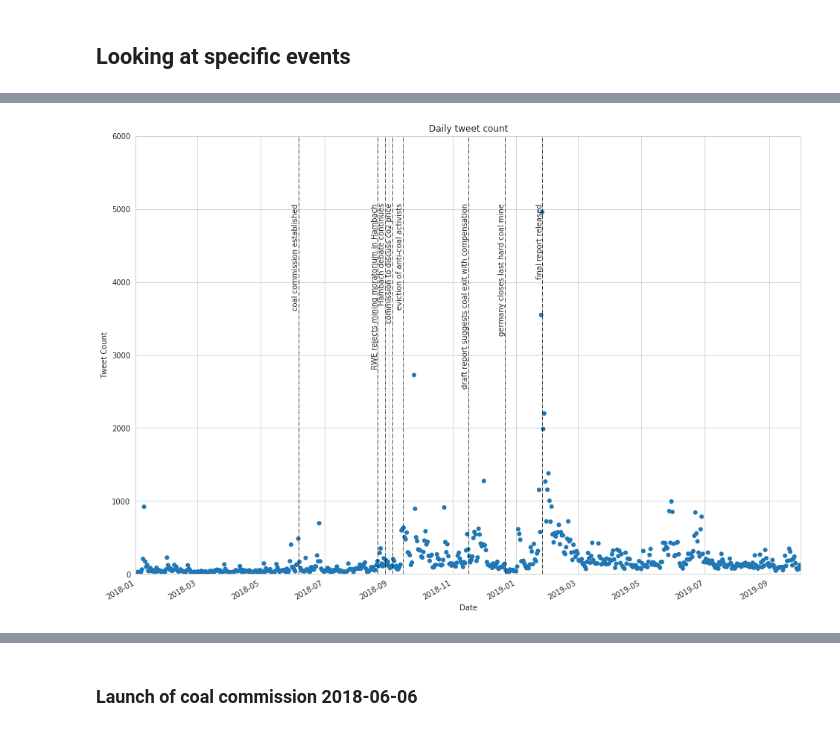
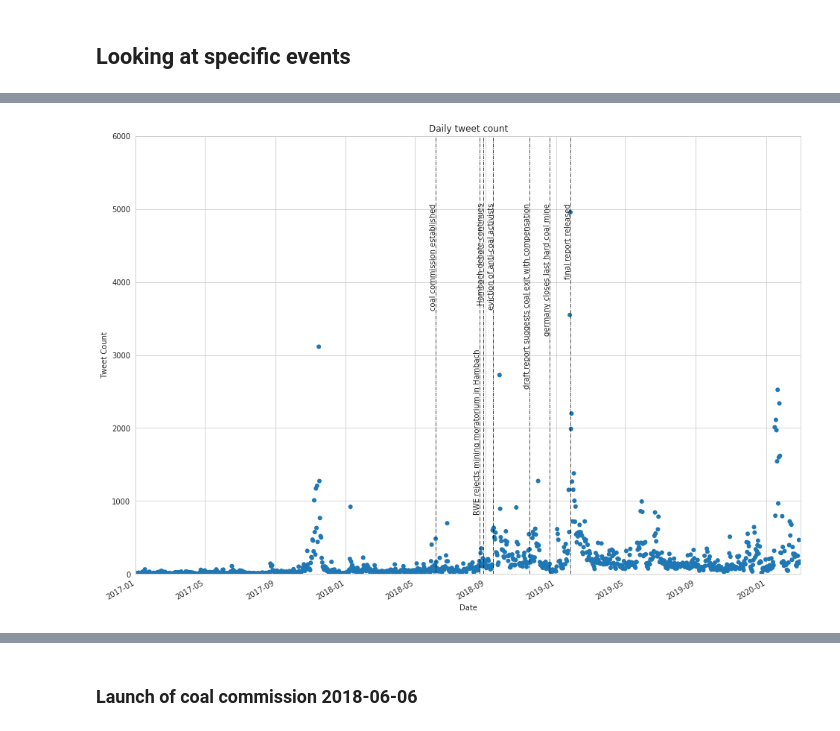
Before and after one commit to yuantinglee/twitter-discourse, a Jupyter notebook: analysis/sentiment_analysis_new.ipynb, the cells around one changed output, grey strips where cells are left out. Saved outputs shown, nothing was run; the diff lists cells and outputs as text; code cells hidden in the pictures.

```diff
--- a/analysis/sentiment_analysis_new.ipynb
+++ b/analysis/sentiment_analysis_new.ipynb
@@ -535,47 +876,47 @@ https://twitter.com/ARTEre/status/1059740775188234240
 # tweet freq
 fig, ax = plt.subplots(figsize=(16,12))
 sns.scatterplot(texts_de_daily_count.index, texts_de_daily_count, edgecolor='')
-ax.set(xlim=(datetime.datetime.strptime('2018-01-01', '%Y-%m-%d'),
-             datetime.datetime.strptime('2019-10-01', '%Y-%m-%d')),
+ax.set(xlim=(datetime.datetime.strptime('2017-01-01', '%Y-%m-%d'),
+             datetime.datetime.strptime('2020-03-01', '%Y-%m-%d')),
        ylim=(0,6000),
        xlabel="Date",
        ylabel="Tweet Count",
        title="Daily tweet count")
 
 # adding event titles
 ax.axvline(x=(datetime.datetime.strptime('2018-06-06', '%Y-%m-%d')), ls ='-.',lw='0.75', c = 'k')
-plt.text((datetime.datetime.strptime('2018-06-06', '%Y-%m-%d')-datetime.timedelta(days=6)),5000,
+plt.text((datetime.datetime.strptime('2018-06-06', '%Y-%m-%d')-datetime.timedelta(days=10)),5000,
          'coal commission established',rotation=90, fontsize=10)
 ax.axvline(x=(datetime.datetime.strptime('2018-08-21', '%Y-%m-%d')), ls ='-.',lw='0.75', c = 'k')
-plt.text((datetime.datetime.strptime('2018-08-21', '%Y-%m-%d')-datetime.timedelta(days=6)),5000,
+plt.text((datetime.datetime.strptime('2018-08-21', '%Y-%m-%d')-datetime.timedelta(days=10)),3000,
          'RWE rejects mining moratorium in Hambach',rotation=90, fontsize=10)
 ax.axvline(x=(datetime.datetime.strptime('2018-08-28', '%Y-%m-%d')), ls ='-.',lw='0.75', c = 'k')
-plt.text((datetime.datetime.strptime('2018-08-28', '%Y-%m-%d')-datetime.timedelta(days=6)),5000,
+plt.text((datetime.datetime.strptime('2018-08-28', '%Y-%m-%d')-datetime.timedelta(days=10)),5000,
          'Hambach debate continues',rotation=90, fontsize=10)
-ax.axvline(x=(datetime.datetime.strptime('2018-09-04', '%Y-%m-%d')), ls ='-.',lw='0.75', c = 'k')
-plt.text((datetime.datetime.strptime('2018-09-04', '%Y-%m-%d')-datetime.timedelta(days=6)),5000,
-         'commission to discuss co2 price',rotation=90, fontsize=10)
+#ax.axvline(x=(datetime.datetime.strptime('2018-09-04', '%Y-%m-%d')), ls ='-.',lw='0.75', c = 'k')
+#plt.text((datetime.datetime.strptime('2018-09-04', '%Y-%m-%d')-datetime.timedelta(days=6)),5000,
+#         'commission to discuss co2 price',rotation=90, fontsize=10)
 ax.axvline(x=(datetime.datetime.strptime('2018-09-14', '%Y-%m-%d')), ls ='-.',lw='0.75', c = 'k')
-plt.text((datetime.datetime.strptime('2018-09-14', '%Y-%m-%d')-datetime.timedelta(days=6)),5000,
+plt.text((datetime.datetime.strptime('2018-09-14', '%Y-%m-%d')-datetime.timedelta(days=10)),5000,
          'eviction of anti-coal activists',rotation=90, fontsize=10)
 ax.axvline(x=(datetime.datetime.strptime('2018-11-16', '%Y-%m-%d')), ls ='-.',lw='0.75', c = 'k')
-plt.text((datetime.datetime.strptime('2018-11-16', '%Y-%m-%d')-datetime.timedelta(days=6)),5000,
+plt.text((datetime.datetime.strptime('2018-11-16', '%Y-%m-%d')-datetime.timedelta(days=10)),5000,
          'draft report suggests coal exit with compensation',rotation=90, fontsize=10)
 #ax.axvline(x=(datetime.datetime.strptime('2018-11-19', '%Y-%m-%d')), ls ='-.',lw='0.75', c = 'k')
 #plt.text((datetime.datetime.strptime('2018-11-19', '%Y-%m-%d')-datetime.timedelta(days=6)),0.35,
 #         'eastern coal states demand 60bn euro compensation',rotation=90, fontsize=10)
 ax.axvline(x=(datetime.datetime.strptime('2018-12-21', '%Y-%m-%d')), ls ='-.',lw='0.75', c = 'k')
-plt.text((datetime.datetime.strptime('2018-12-21', '%Y-%m-%d')-datetime.timedelta(days=6)),5000,
+plt.text((datetime.datetime.strptime('2018-12-21', '%Y-%m-%d')-datetime.timedelta(days=10)),5000,
          'germany closes last hard coal mine',rotation=90, fontsize=10)
 ax.axvline(x=(datetime.datetime.strptime('2019-01-26', '%Y-%m-%d')), ls ='-.',lw='0.75', c = 'k')
-plt.text((datetime.datetime.strptime('2019-01-26', '%Y-%m-%d')-datetime.timedelta(days=6)),5000,
+plt.text((datetime.datetime.strptime('2019-01-26', '%Y-%m-%d')-datetime.timedelta(days=10)),5000,
          'final report released',rotation=90, fontsize=10)
 
 fig.autofmt_xdate()
 plt.show()
-#fig.savefig('plots/tweet_count_event_timeline.png', dpi=300, bbox_inches='tight')
+fig.savefig('plots/sa_tweet_count_event_timeline3.png', dpi=300, bbox_inches='tight')
 # %% [output]
-[figure, old version]
+[figure, new version]
 # %%
 # overall picture with all events
 # sentiment scores
```
Also changed, not shown: parts of 48 cells of this notebook, 1 other file.
